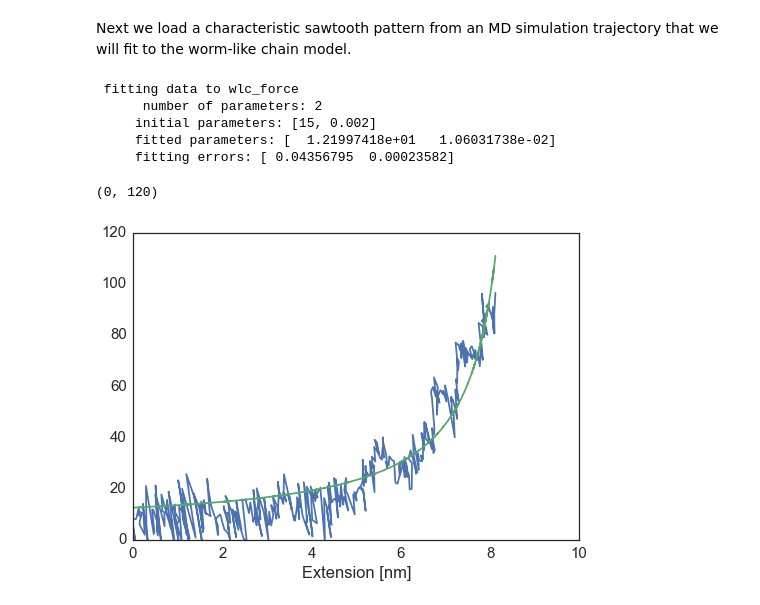
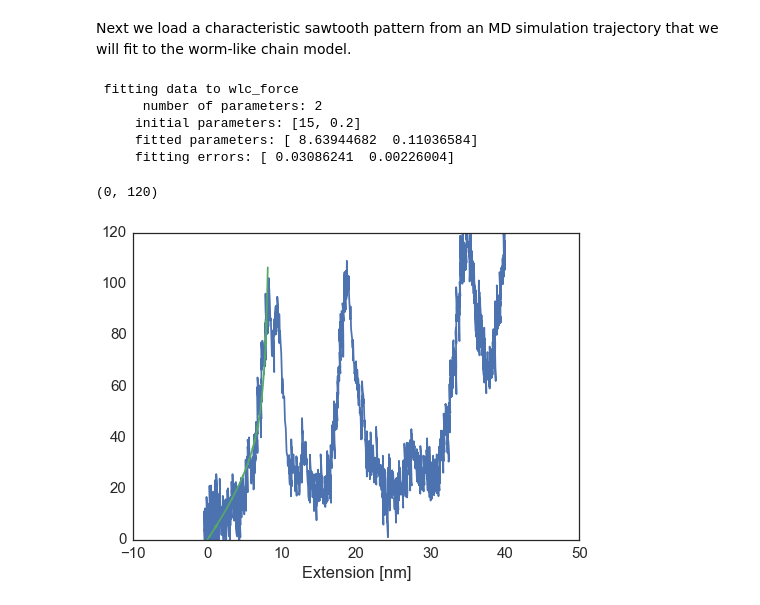
Before and after one commit to daviddesancho/AFMtools, a Jupyter notebook: WLC/WLCfits.ipynb, the cells around one changed output. Cells and saved outputs as stored; diff of their text form; code cells hidden in the pictures.

```diff
--- a/WLC/WLCfits.ipynb
+++ b/WLC/WLCfits.ipynb
@@ -16,15 +16,16 @@ $F(x)=\frac{k_BT}{p}\bigg(\frac{1}{4(1-x/L)^2}+\frac{1}{4}-\frac{x}{L}\bigg)$
 In this expression we find that the force $F$ at polymer extension $x$ can be expressed in terms of the persistence length $p$ and the contour length $L$.
 # %%
 def wlc_force(x, L, p):
-    kBT = 8.314e-3*300
-    invL = 1./L
-    return kBT/p*0.25/(1-(x*invL)**2 + 0.25 - x*invL)
+    #kBT = 8.314e-3*300 # kJ/mol
+    kBT = 1.381e-23*300 # J
+    invL = 1./L # nm^-1
+    return kBT/p*(1./(4*(1-(x*invL)**2)) - 1./4 + x*invL)*1e21 # pN
 # %% [markdown]
 The figure below shows how the model reproduces a typical force-extension pattern.
 # %%
 fig, ax = plt.subplots()
-x = np.arange(0,19,0.1)
-ax.plot(x, wlc_force(x, 30.,0.4)*1e3)
+x = np.arange(0,30,0.1)
+ax.plot(x, wlc_force(x, 31,0.38))
 ax.set_xlabel('Extension [nm]', size=20)
 _ = ax.set_ylabel('Force [pN]', size=20)
 # %% [output]
@@ -98,21 +109,20 @@ Next we load a characteristic sawtooth pattern from an MD simulation trajectory
 # %%
 force_extension = np.array([(float(x.split()[0]), float(x.split()[1])) \
                    for x in open('pull_x_vs_f.dat', 'r').readlines()])
 fig, ax = plt.subplots()
-force_extension = force_extension[:460]
-fitwlc = Fit(wlc_force, force_extension[:,0], force_extension[:,1], p0 = [15,0.002])
+fext = force_extension[:460]
+fitwlc = Fit(wlc_force, fext[:,0], fext[:,1], p0 = [15,0.2])
 ax.plot(force_extension[:,0], force_extension[:,1])
-ax.plot(force_extension[:,0], fitwlc(force_extension[:,0]))
+ax.plot(fext[:,0], fitwlc(fext[:,0]))
 #for i in [0.001, 0.002, 0.003, 0.004, 0.005]:
 #    ax.plot(force_extension[:,0], wlc_force(force_extension[:,0], 15, i))
 ax.set_xlabel('Extension [nm]')
-ax.set_xlim(0,10)
 ax.set_ylim(0,120)
 # %% [output]
  fitting data to wlc_force
       number of parameters: 2
-     initial parameters: [15, 0.002]
-     fitted parameters: [  1.21997418e+01   1.06031738e-02]
-     fitting errors: [ 0.04356795  0.00023582]
+     initial parameters: [15, 0.2]
+     fitted parameters: [ 8.63944682  0.11036584]
+     fitting errors: [ 0.03086241  0.00226004]
 (0, 120)
-[figure, old version]
+[figure, new version]
```
Also changed, not shown: parts of 4 cells of this notebook.
